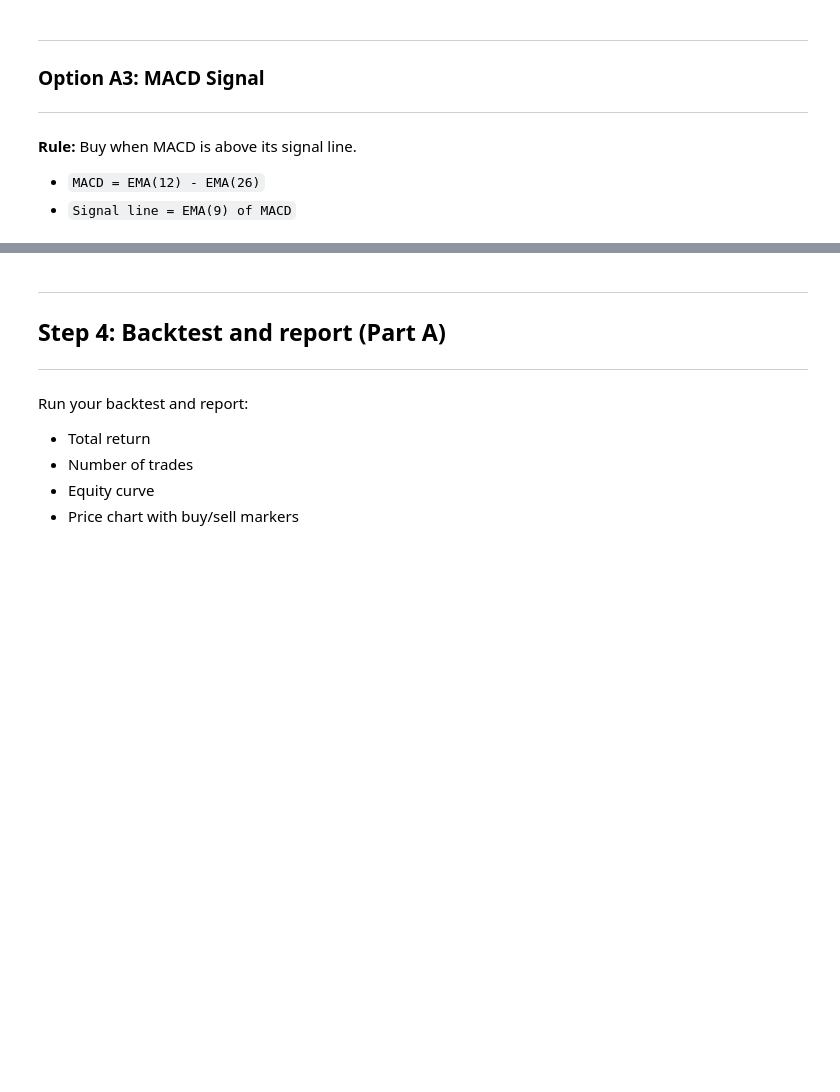
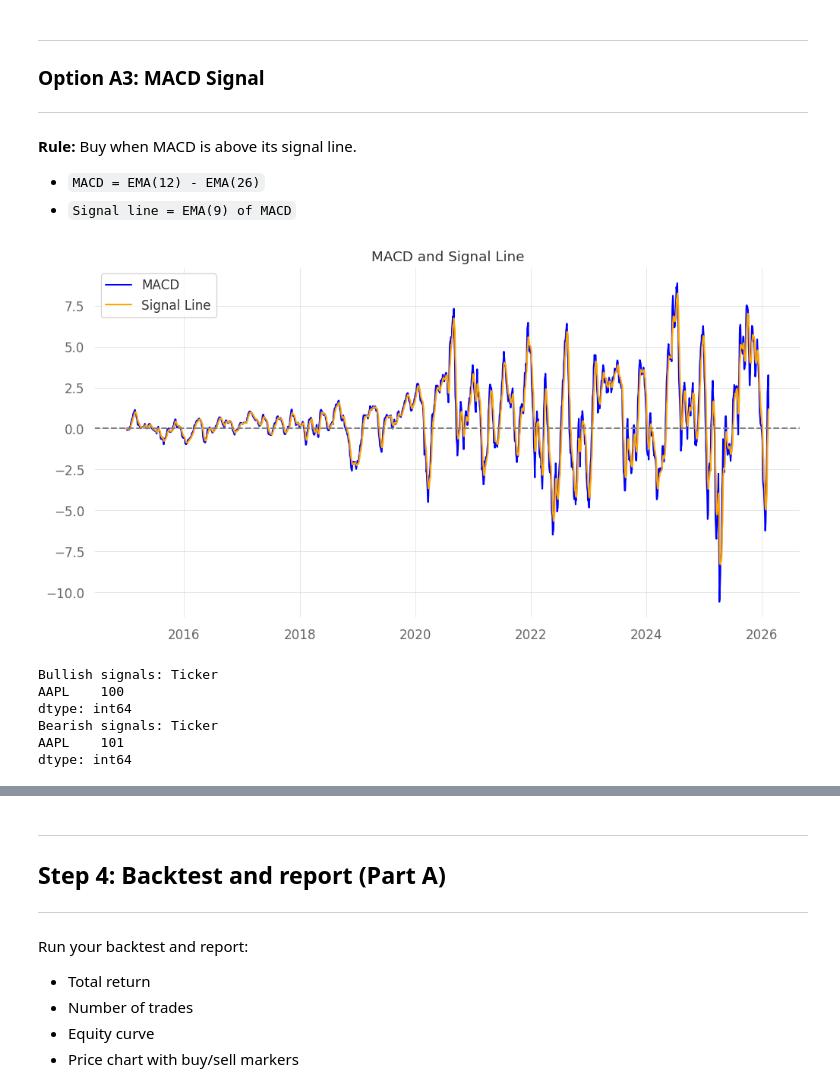
Before and after one commit to sivapira/Momentum_Trading_Project_FM, a Jupyter notebook: Final_FMA_File.ipynb, the cells around one changed output, grey strips where cells are left out. Cells and saved outputs as stored; diff of their text form; code cells hidden in the pictures; blank space fills up the shorter version.

Commit message:
MACD- Backtest Done

```diff
--- a/Final_FMA_File.ipynb
+++ b/Final_FMA_File.ipynb
@@ -86,4 +91,44 @@ Implement **ONE** of the following by producing a `signal` series (0/1). Comment
 - `MACD = EMA(12) - EMA(26)`
 - `Signal line = EMA(9) of MACD`
 # %%
-# Develop the MACD indicator
+#Compute MACD
+
+def calculate_macd(prices, fast_span=12, slow_span=26, signal_span=9):
+    # Calculate MACD components
+    ema_fast = prices.ewm(span=fast_span, adjust=False).mean()
+    ema_slow = prices.ewm(span=slow_span, adjust=False).mean()
+    macd_line = ema_fast - ema_slow
+
+    # Smooth the MACD line to get the signal line and calculate the histogram
+    signal_line = macd_line.ewm(span=signal_span, adjust=False).mean()
+    histogram = macd_line - signal_line
+
+    return macd_line, signal_line, histogram #returns one object as a tuple (ordered container of three objects) of three series: macd_line, signal_line, histogram
+
+# Calculate MACD
+macd, signal, histogram = calculate_macd(prices) # tuple unpacking, internally macd = calculate_macd(prices)[0], signal = calculate_macd(prices)[1], histogram = calculate_macd(prices)[2]
+
+# Plot MACD and Signal line
+plt.figure(figsize=(12, 6))
+plt.plot(macd, label="MACD", color="blue")
+plt.plot(signal, label="Signal Line", color="orange")
+
+plt.axhline(0, color="gray", linestyle="--") # Add a horizontal line at y=0 for reference
+plt.title("MACD and Signal Line")
+plt.legend()
+plt.show()
+
+# Generate trading signals by shifting yesterday's MACD and Signal values to indicate crossovers
+bullish_signals = ((macd > signal) & (macd.shift(1) <= signal.shift(1))).sum() # Count the number of times the MACD line crosses above the Signal line (bullish crossover) -> crossover due to macd.shift(1) and signal.shift(1) are used to compare the current values of macd and signal with their previous values to identify crossovers.
+bearish_signals = ((macd < signal) & (macd.shift(1) >= signal.shift(1))).sum() # Count the number of times the MACD line crosses below the Signal line (bearish crossover)
+
+print(f"Bullish signals: {bullish_signals}")
+print(f"Bearish signals: {bearish_signals}")
+# %% [output]
+[figure, added]
+Bullish signals: Ticker
+AAPL    100
+dtype: int64
+Bearish signals: Ticker
+AAPL    101
+dtype: int64
```
Also changed, not shown: parts of 11 cells of this notebook.
